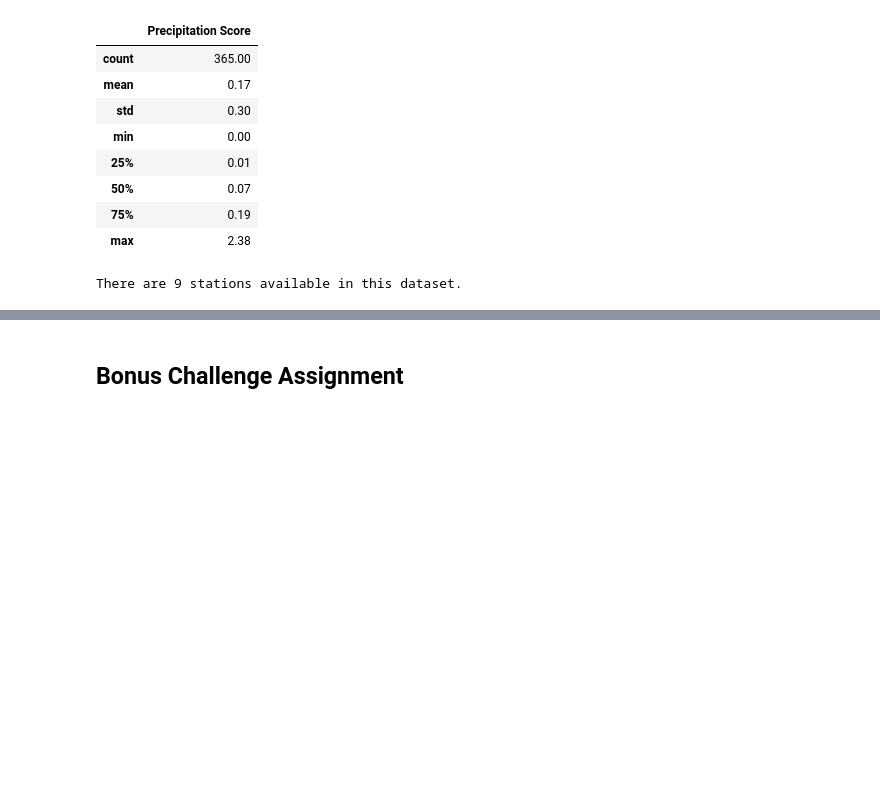
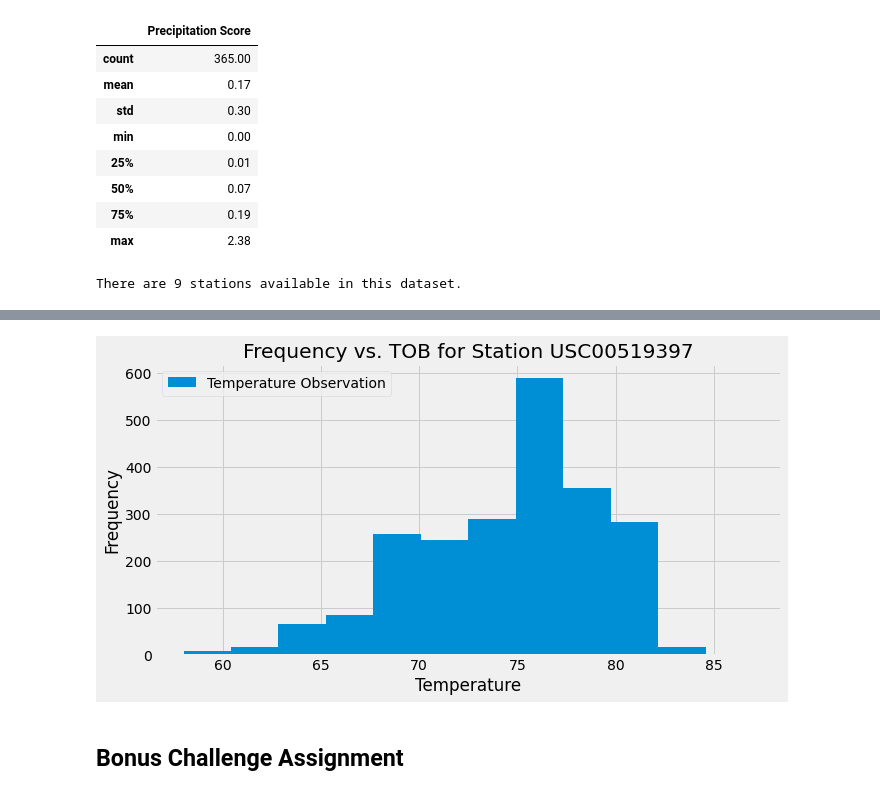
Before and after one commit to cveras33/climate-analysis-exploration, a Jupyter notebook: climate_starter.ipynb, the cells around one changed output, grey strips where cells are left out. Saved outputs shown, nothing was run; the diff lists cells and outputs as text; code cells hidden in the pictures; blank space fills up the shorter version.

Commit message:
Completed station analysis

```diff
--- a/climate_starter.ipynb
+++ b/climate_starter.ipynb
@@ -149,3 +161,13 @@ most_active_stations
 # %%
 # Choose the station with the highest number of temperature observations.
+highest_temp_obsv = session.query(Measurement.station, Measurement.tobs, func.count(Measurement.tobs)).\
+    group_by(Measurement.tobs).order_by(func.count(Measurement.tobs).desc()).first()
+
 # Query the last 12 months of temperature observation data for this station and plot the results as a histogram
+highest_temp_obsv_station = highest_temp_obsv[0]
+
+last_year_temp_obsv = session.query(Measurement.tobs). \
+    filter(Measurement.date >= year_from_last_data_point).all()
+
+last_year_temp_obsv_df = pd.DataFrame(last_year_temp_obsv, columns = ['Temperature Observation'])
+last_year_temp_obsv_df.head()
@@ -152,3 +181,12 @@ most_active_stations
+# %%
+last_year_temp_obsv_df.plot.hist(bins = 12, figsize = (10,5))
+plt.legend(loc = "upper left")
+plt.xlabel("Temperature")
+plt.title(f"Frequency vs. TOB for Station {highest_temp_obsv_station}")
+plt.savefig("Images/tob_frequency")
+plt.show()
+# %% [output]
+[figure, added]
 # %% [markdown]
 ## Bonus Challenge Assignment
 # %%
```
Also changed, not shown: parts of 6 cells of this notebook, 2 other files.
